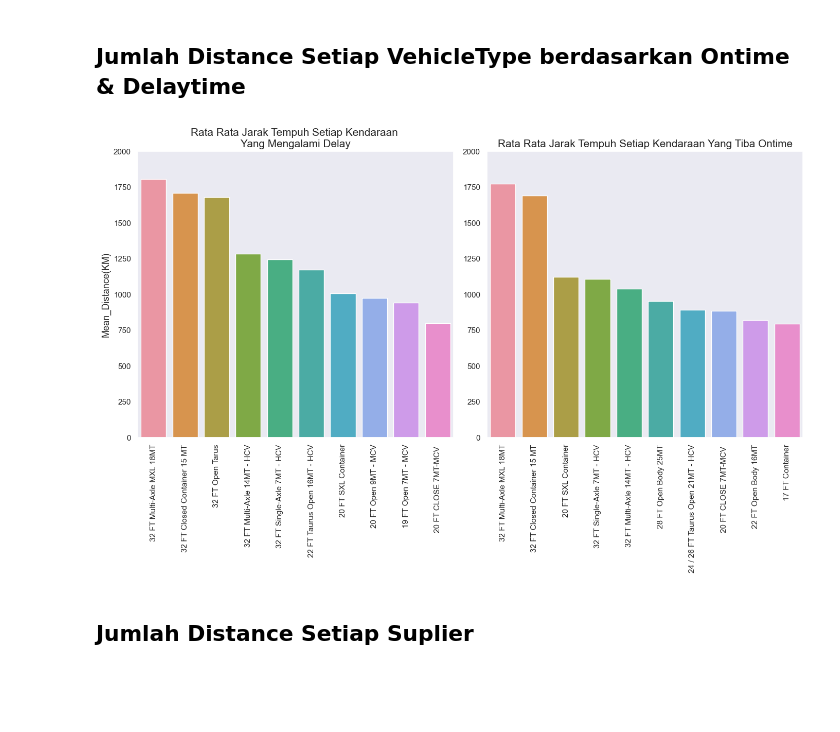
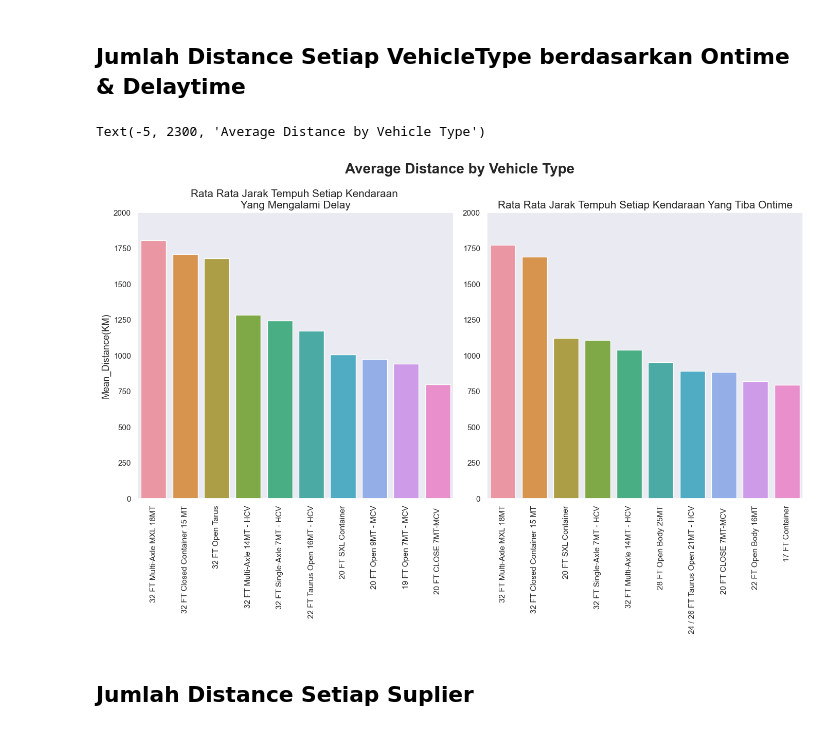
Before and after one commit to JodhiKrisantus/Logistics-Optimization, a Jupyter notebook: Logistic_Analysis.ipynb, the cells around one changed output. Saved outputs shown, nothing was run; the diff lists cells and outputs as text; code cells hidden in the pictures; blank space fills up the shorter version.

```diff
--- a/Logistic_Analysis.ipynb
+++ b/Logistic_Analysis.ipynb
@@ -367,31 +391,36 @@ Text(0.5, 1.0, 'Top 10 Ratio Ontime Berdasarkan Jenis Kendaraan')
 # %%
 vehicle_trans_dist.sort_values(by='Distance_Delay', ascending=False, inplace=True)
 vehicle_trans_dist.reset_index(drop=True, inplace=True)
 vehicle_trans_dist.iloc[:5,:]
 
 plt.figure(figsize=(14,9))
 plt.subplot(1,2,1)
 sns.barplot(data=vehicle_trans_dist.iloc[:10,:], x = 'vehicleType', y = 'Distance_Delay')
 plt.xticks(rotation=90)
 plt.ylabel('Mean_Distance(KM)',fontsize=13)
 plt.xlabel('')
 plt.ylim(0,2000)
 plt.title('Rata Rata Jarak Tempuh Setiap Kendaraan \nYang Mengalami Delay', fontsize=15)
 
 vehicle_trans_dist.sort_values(by='Distance_Ontime', ascending=False, inplace=True)
 vehicle_trans_dist.reset_index(drop=True, inplace=True)
 vtd2 = vehicle_trans_dist.iloc[:10,:]
 
 plt.subplot(1,2,2)
 fig1 = sns.barplot(data=vtd2, x = 'vehicleType', y = 'Distance_Ontime')
 plt.xticks(rotation=90)
 plt.ylabel('')
 plt.xlabel('')
 plt.ylim(0,2000)
 plt.title('Rata Rata Jarak Tempuh Setiap Kendaraan Yang Tiba Ontime', fontsize=15)
 plt.tight_layout()
+
+
+fig1.text(x=-5, y=2300, s='Average Distance by Vehicle Type',
+         fontsize=20, weight='bold', alpha=1,va='center')
 # %% [output]
+Text(-5, 2300, 'Average Distance by Vehicle Type')
-[figure, old version]
+[figure, new version]
 # %% [markdown]
 ## Jumlah Distance Setiap Suplier
 # %%
```
Also changed, not shown: parts of 12 cells of this notebook.
